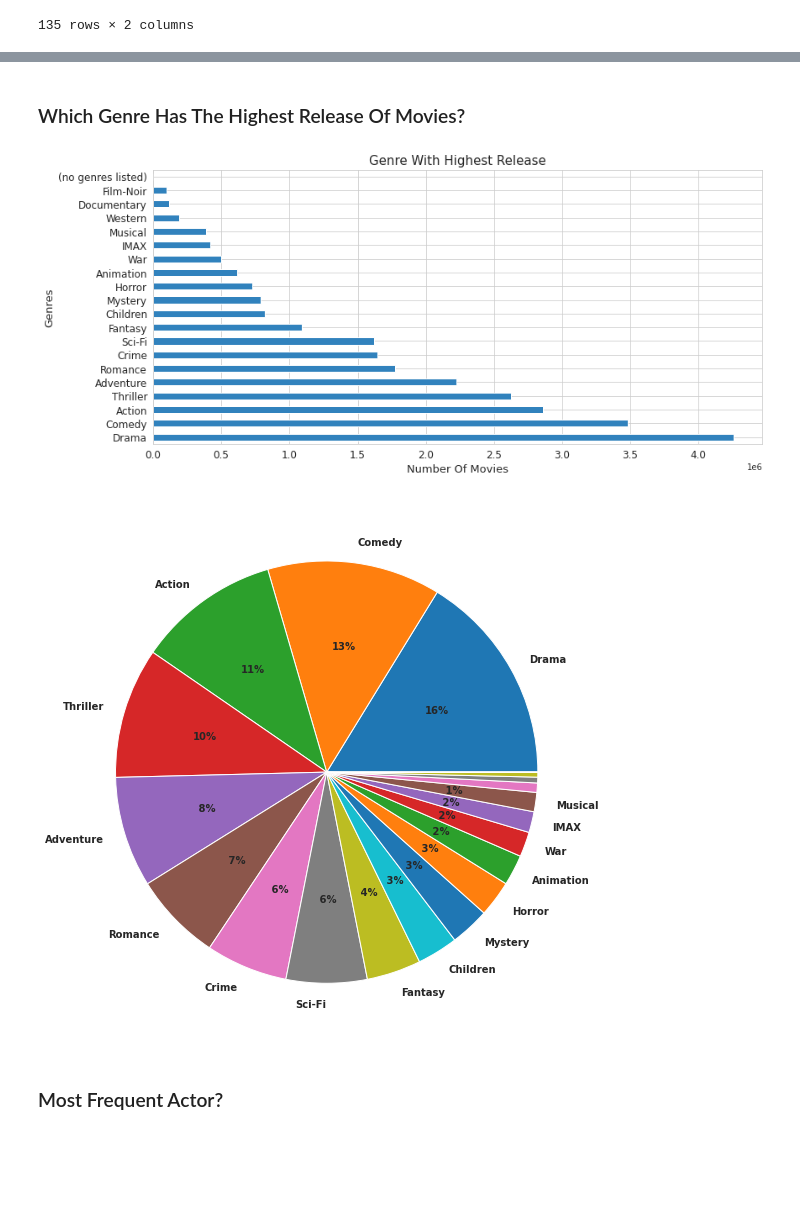
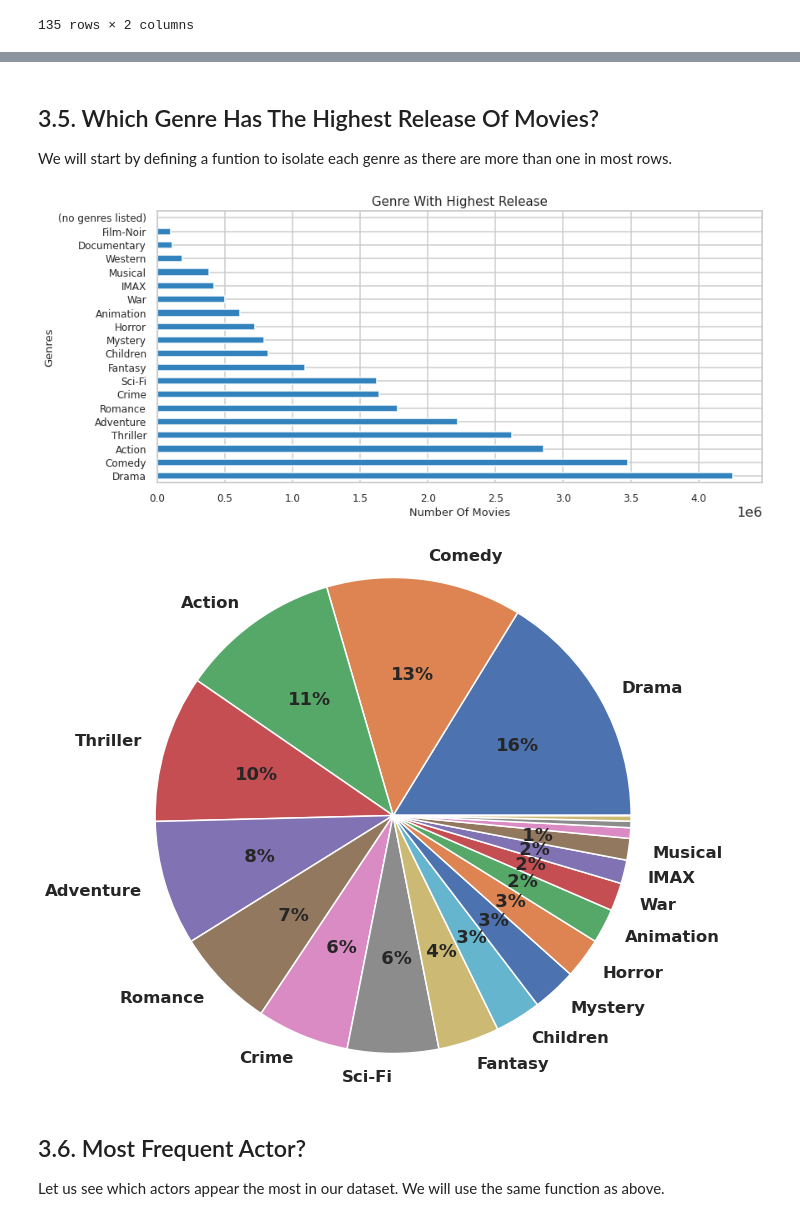
Before and after one commit to EDSATeam11/unsupervised-predict-streamlit-template, a Jupyter notebook: Analyze This.ipynb, the cells around one changed output, grey strips where cells are left out. Cells and saved outputs as stored; diff of their text form; code cells hidden in the pictures; blank space fills up the shorter version.

```diff
--- a/Analyze This.ipynb
+++ b/Analyze This.ipynb
@@ -335,7 +408,7 @@ y = list(info['runtime'][:10])
 ax = sns.pointplot(x=y,y=x)
 
 #setup the figure size
-sns.set(rc={'figure.figsize':(10,5)})
+sns.set(rc={'figure.figsize':(20,5)})
 #setup the title and labels of the plot.
 ax.set_title("Top 10 Longest Movies",fontsize = 15)
 ax.set_xlabel("Runtime",fontsize = 13)
@@ -552,7 +639,0 @@ with sns.axes_style('whitegrid'):
-# %%
-
-#find the movie with longest and shortest runtime.
-#use 'find_minmax' function which i made earlier by passsing 'runtime' as argument.
-#it can't be possible a movie with zero runtime,but dataset contain some data like this.
-#so update zero with NAN in runtime column.
-data['runtime'] = data['runtime'].replace(0,np.NAN)
@@ -559,5 +708,6 @@ data['runtime'] = data['runtime'].replace(0,np.NAN)
 # %% [markdown]
-### Which Genre Has The Highest Release Of Movies?
+## 3.5. Which Genre Has The Highest Release Of Movies?
+We will start by defining a funtion to isolate each genre as there are more than one in most rows.
 # %%
 #make a function will will split the string and return the count of each genre.
 def count_genre(x):
@@ -579,28 +729,29 @@ plt.xlabel('Number Of Movies',fontsize=13)
 plt.ylabel("Genres",fontsize= 13)
 sns.set_style("whitegrid")
 # %% [output]
-[figure, old version]
+[figure, new version]
 # %%
 i = 0
 genre_count = []
 for genre in total_genre_movies.index:
     genre_count.append([genre, total_genre_movies[i]])
     i = i+1
 
 plt.rc('font', weight='bold')
-f, ax = plt.subplots(figsize=(8, 8))
+f, ax = plt.subplots(figsize=(10, 8))
 genre_count.sort(key = lambda x:x[1], reverse = True)
 labels, sizes = zip(*genre_count)
 labels_selected = [n if v > sum(sizes) * 0.01 else '' for n, v in genre_count]
 ax.pie(sizes, labels=labels_selected,
        autopct = lambda x:'{:2.0f}%'.format(x) if x > 1 else '',
        shadow=False, startangle=0)
 ax.axis('equal')
 plt.tight_layout()
 # %% [output]
-[figure, old version]
+[figure, new version]
-# %% [markdown]
-### Most Frequent Actor?
+# %% [markdown]
+## 3.6. Most Frequent Actor?
+Let us see which actors appear the most in our dataset. We will use the same function as above.
 # %%
 def count_genre(x):
     #concatenate all the rows of the genres.
```
Also changed, not shown: parts of 64 cells of this notebook.
